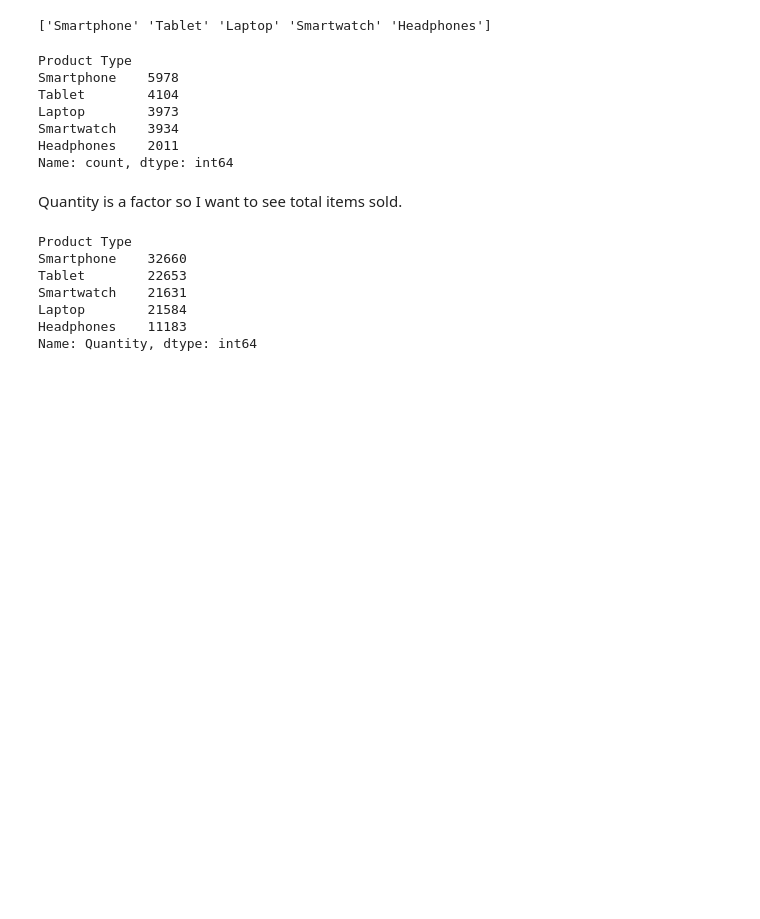
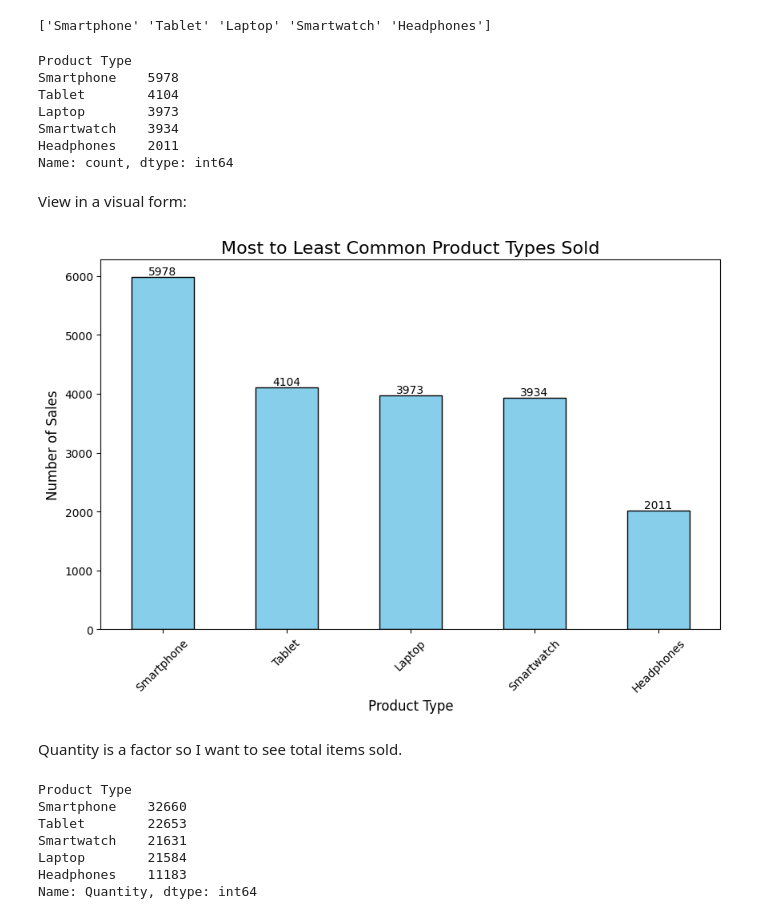
Before and after one commit to Hamza-Murshad/Electronic_Sales, a Jupyter notebook: jupyter_notebooks/ETL.ipynb, the cells around one changed output. Saved outputs shown, nothing was run; the diff lists cells and outputs as text; code cells hidden in the pictures; blank space fills up the shorter version.

Commit message:
Add some visuals to Section 1

```diff
--- a/jupyter_notebooks/ETL.ipynb
+++ b/jupyter_notebooks/ETL.ipynb
@@ -127,6 +128,20 @@ Laptop        3973
 Smartwatch    3934
 Headphones    2011
 Name: count, dtype: int64
+# %% [markdown]
+View in a visual form:
+# %%
+# Plot a bar chart of product type counts
+plt.figure(figsize=(10,6))  # Set the figure size for the plot
+product_counts.plot(kind='bar', color='skyblue', edgecolor='black')  # Create a bar chart with custom colors
+plt.title('Most to Least Common Product Types Sold', fontsize=16)  # Set the chart title and font size
+plt.xlabel('Product Type', fontsize=12)  # Set the x-axis label and font size
+plt.ylabel('Number of Sales', fontsize=12)  # Set the y-axis label and font size
+plt.bar_label(plt.gca().containers[0]) # Shows the amount on-top
+plt.xticks(rotation=45)  # Rotate x-axis labels for better readability
+plt.show()  # Display the plot
+# %% [output]
+[figure, added]
 # %% [markdown]
 Quantity is a factor so I want to see total items sold.
 # %%
```
Also changed, not shown: parts of 7 cells of this notebook.
